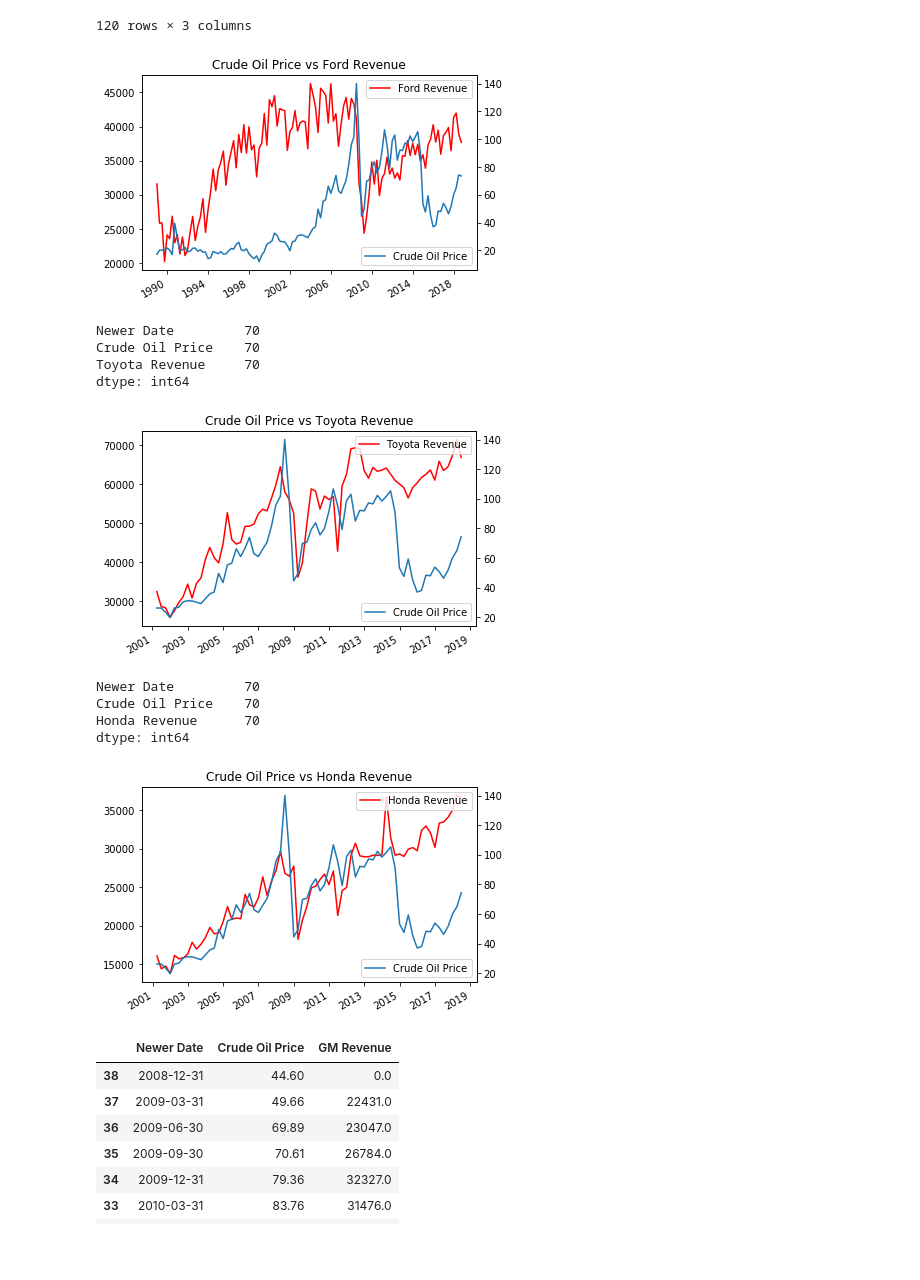
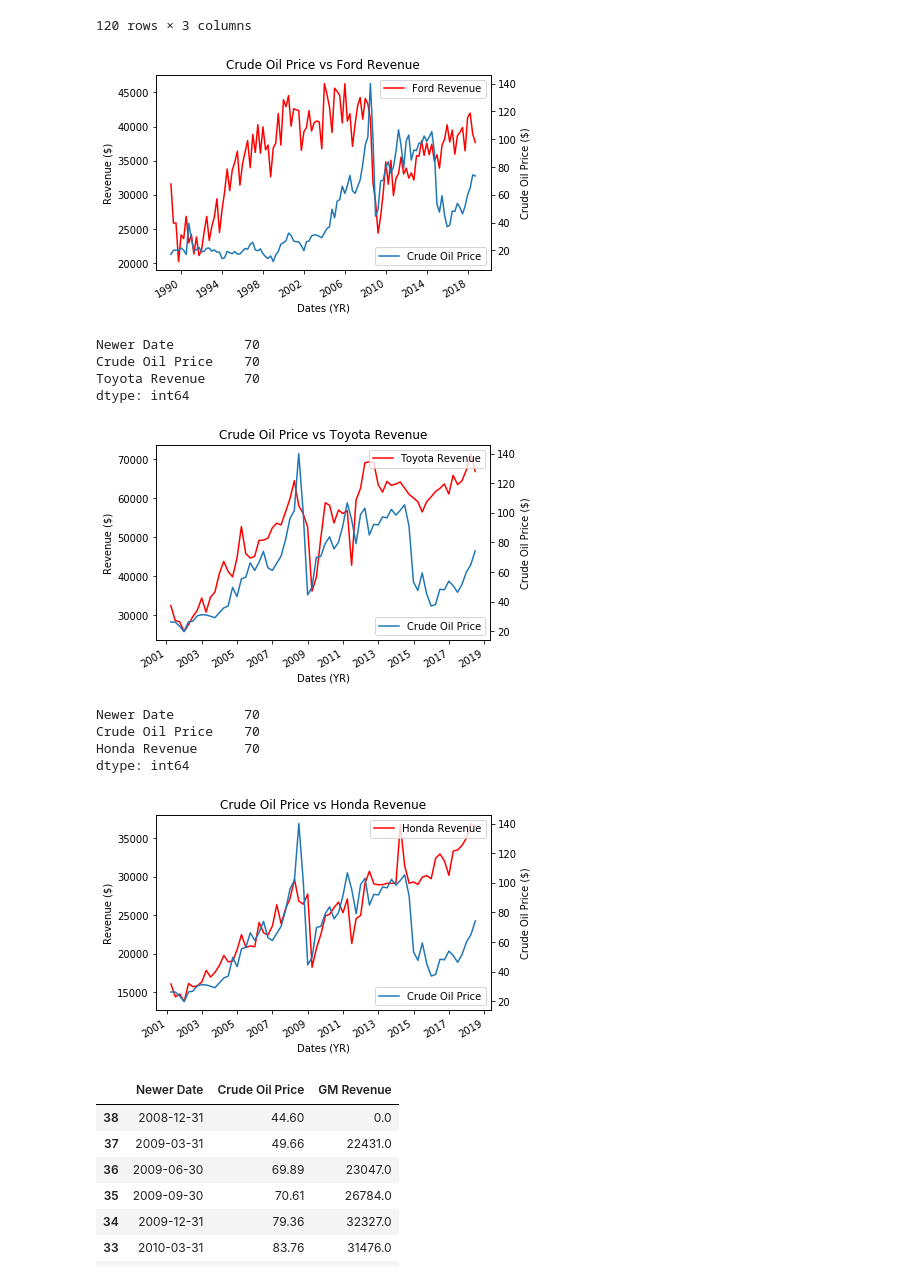
Before and after one commit to SamLingle/Oil-Price-X-Auto-Industry, a Jupyter notebook: Merged_Financials-Final.ipynb, the cells around one changed output. Cells and saved outputs as stored; diff of their text form; code cells hidden in the pictures; blank space fills up the shorter version.

```diff
--- a/Merged_Financials-Final.ipynb
+++ b/Merged_Financials-Final.ipynb
@@ -189,23 +189,26 @@ pd.DataFrame.to_csv(df_mo, 'merged_stock_prices2.txt', sep=',', na_rep='.', inde
 # %%
 #fig, ax = plt.subplots()
 fig, ax1 = plt.subplots()
 ax2 = ax1.twinx()
 ax1.plot(df_mo['Newer Date'], df_mo['Ford Revenue'], label="Ford Revenue", color="r")
 ax1.legend(loc="upper right")
 #ax1.plot(df_mo['New Date'], df_mo['GM Revenue'],label="GM Revenue")
 #ax1.legend(loc="upper right")
 #ax1.plot(df_mo['New Date'], df_mo['Toyota Revenue'],label="Toyota Revenue")
 #ax1.legend(loc="upper right")
 #ax1.plot(df_mo['New Date'], df_mo['Honda Revenue'],label="Honda Revenue")
 #ax1.legend(loc="upper right")
 ax2.plot(df_mo['Newer Date'], df_mo['Crude Oil Price'],label="Crude Oil Price")
 ax2.legend(loc="lower right")
+ax1.set_ylabel("Revenue ($)")
+ax2.set_ylabel("Crude Oil Price ($)")
+ax1.set_xlabel("Dates (YR)")
 plt.title("Crude Oil Price vs Ford Revenue")
 
-
+plt.savefig("Crude Oil Price vs Ford Revenue")
 fig.autofmt_xdate()
 # %% [output]
-[figure, old version]
+[figure, new version]
 # %%
 df_merged2 = pd.merge(WTI_crude_oil, toyota, on="Newer Date")
 df_m_o = df_merged2[['Newer Date', 'Crude Oil Price','Toyota Revenue']]
@@ -240,12 +243,15 @@ ax1.legend(loc="upper right")
 #ax1.legend(loc="upper right")
 ax2.plot(df['Newer Date'], df['Crude Oil Price'],label="Crude Oil Price")
 ax2.legend(loc="lower right")
+ax1.set_ylabel("Revenue ($)")
+ax2.set_ylabel("Crude Oil Price ($)")
+ax1.set_xlabel("Dates (YR)")
 plt.title("Crude Oil Price vs Toyota Revenue")
-
+plt.savefig("Crude Oil Price vs Toyota Revenue")
 
 fig.autofmt_xdate()
 # %% [output]
-[figure, old version]
+[figure, new version]
 # %%
 df_merged3 = pd.merge(WTI_crude_oil, honda, on="Newer Date")
 df_m_o = df_merged3[['Newer Date', 'Crude Oil Price','Honda Revenue']]
@@ -281,12 +287,15 @@ ax1.legend(loc="upper right")
 #ax1.legend(loc="upper right")
 ax2.plot(df_3['Newer Date'], df_3['Crude Oil Price'],label="Crude Oil Price")
 ax2.legend(loc="lower right")
+ax1.set_ylabel("Revenue ($)")
+ax2.set_ylabel("Crude Oil Price ($)")
+ax1.set_xlabel("Dates (YR)")
 plt.title("Crude Oil Price vs Honda Revenue")
-
+plt.savefig("Crude Oil Price vs Honda Revenue")
 
 fig.autofmt_xdate()
 # %% [output]
-[figure, old version]
+[figure, new version]
 # %%
 df_merged4 = pd.merge(WTI_crude_oil, gm, on="Newer Date")
 df_m_o = df_merged4[['Newer Date', 'Crude Oil Price','GM Revenue']]
```
Also changed, not shown: parts of 1 cell of this notebook.
